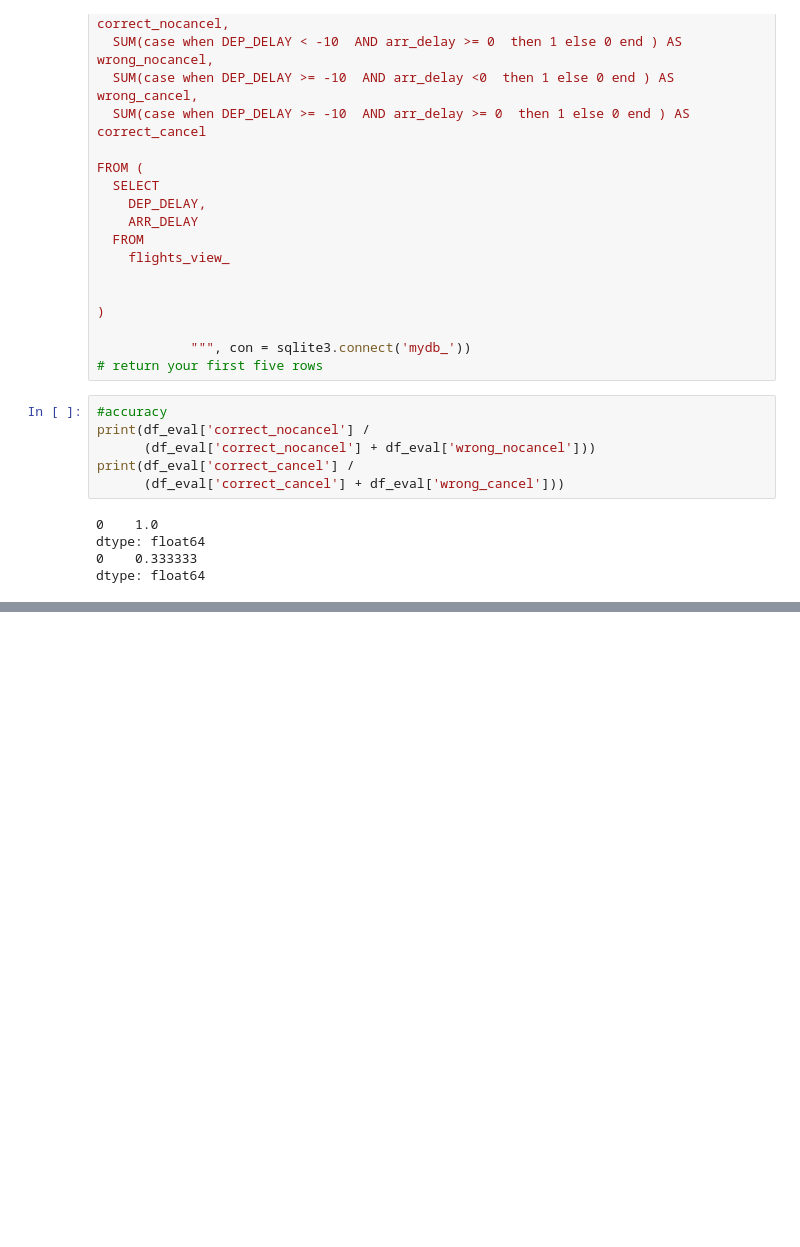
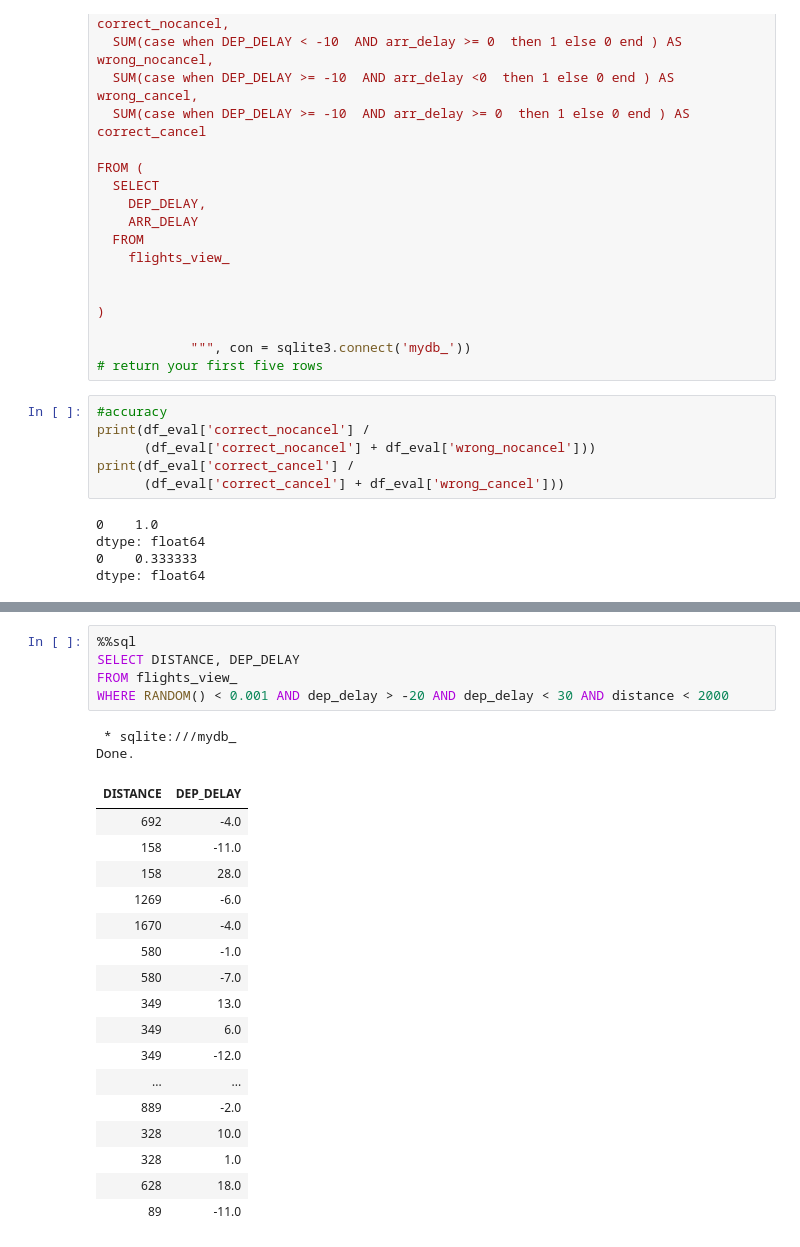
Before and after one commit to prakharsrivastava/powerbi, a Jupyter notebook: Data_Science_on_Google_Cloud_Platform_7.ipynb, the cells around one changed output, grey strips where cells are left out. Cells and saved outputs as stored; diff of their text form; blank space fills up the shorter version.

```diff
--- a/Data_Science_on_Google_Cloud_Platform_7.ipynb
+++ b/Data_Science_on_Google_Cloud_Platform_7.ipynb
@@ -354,0 +365,25 @@ dtype: float64
+# %%
+%%sql
+SELECT DISTANCE, DEP_DELAY
+FROM flights_view_
+WHERE RANDOM() < 0.001 AND dep_delay > -20 AND dep_delay < 30 AND distance < 2000
+# %% [output]
+ * sqlite:///mydb_
+Done.
+| DISTANCE | DEP_DELAY |
+| 692 | -4.0 |
+| 158 | -11.0 |
+| 158 | 28.0 |
+| 1269 | -6.0 |
+| 1670 | -4.0 |
+| 580 | -1.0 |
+| 580 | -7.0 |
+| 349 | 13.0 |
+| 349 | 6.0 |
+| 349 | -12.0 |
+| ... | ... |
+| 889 | -2.0 |
+| 328 | 10.0 |
+| 328 | 1.0 |
+| 628 | 18.0 |
+| 89 | -11.0 |
```
Also changed, not shown: parts of 2 cells of this notebook.
